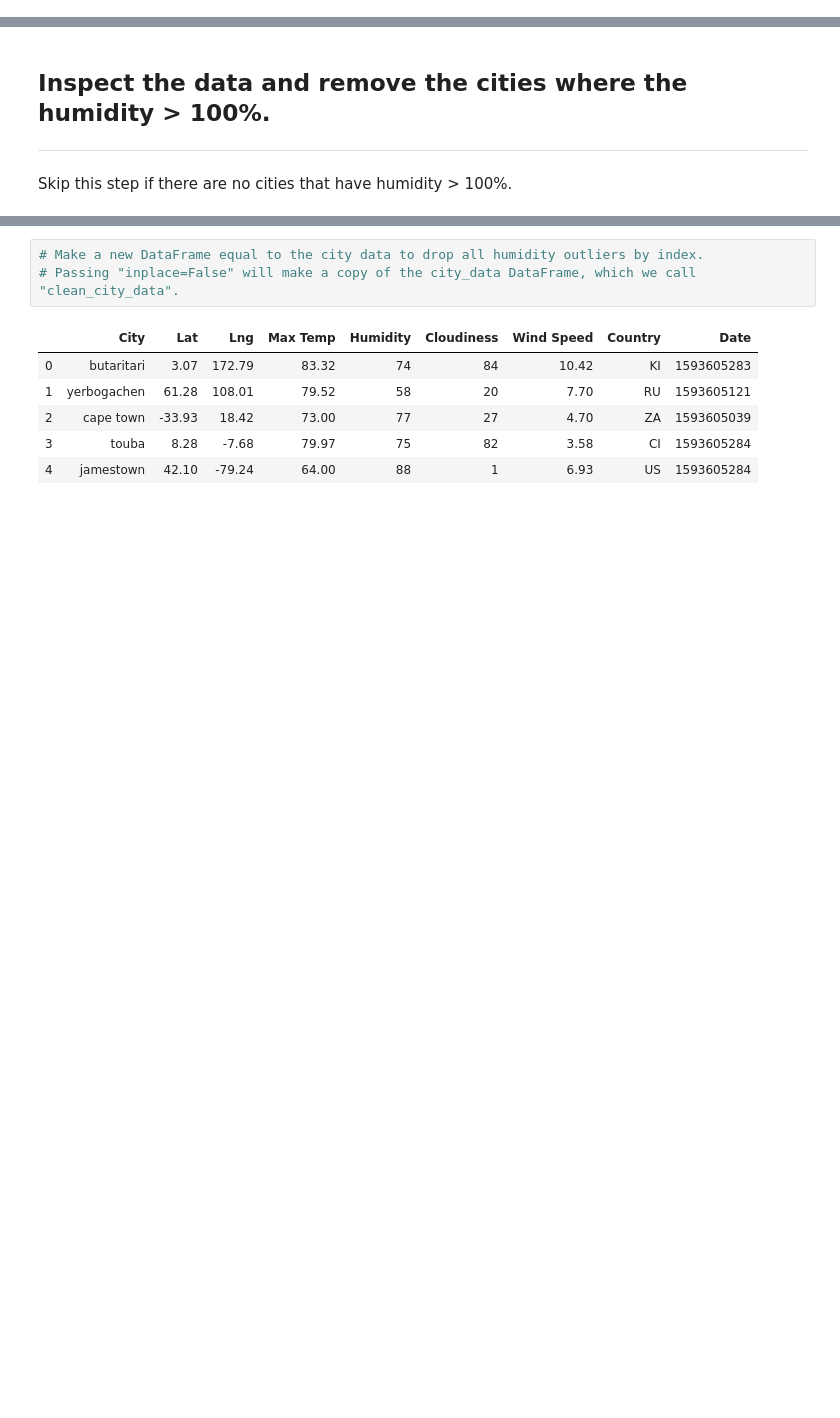
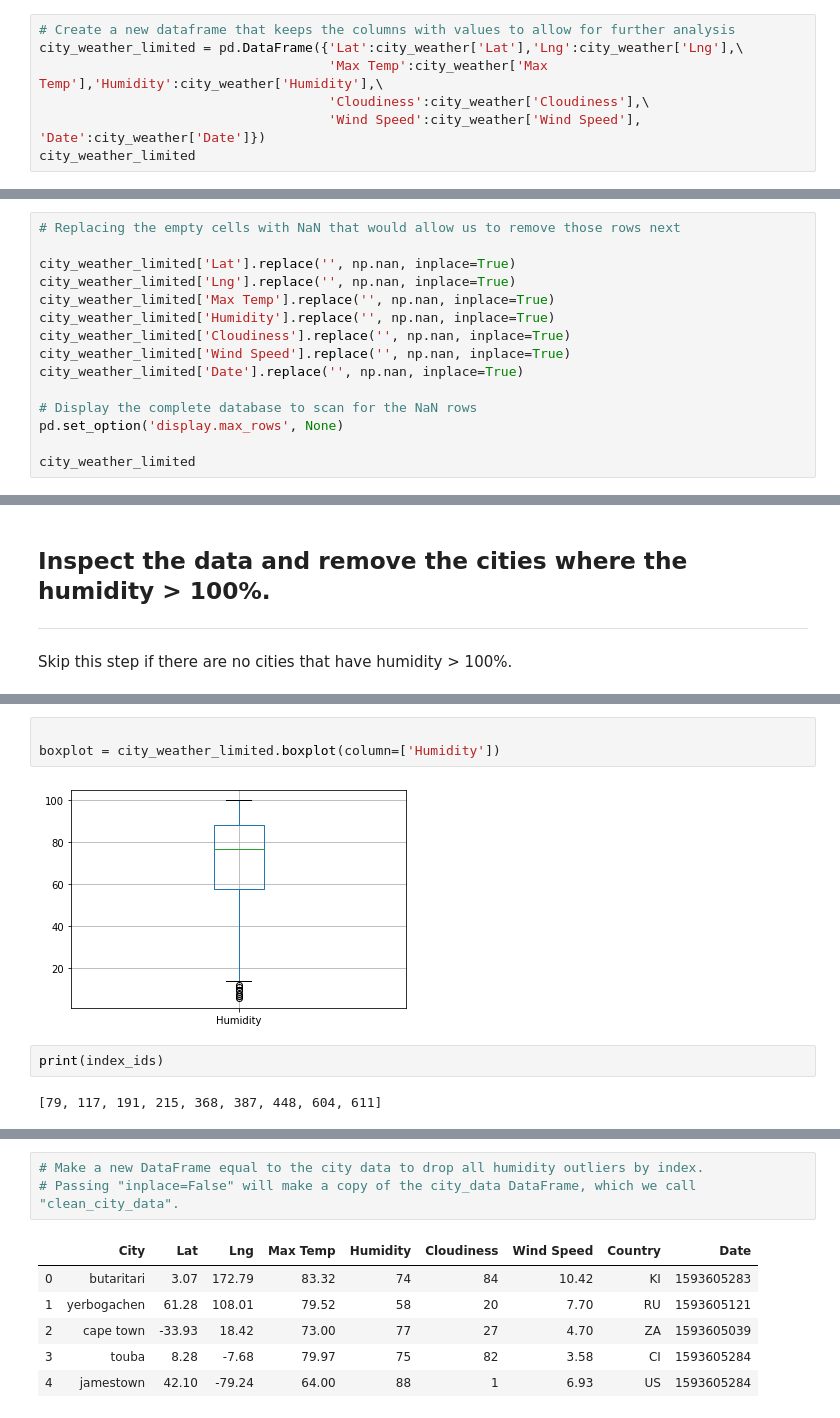
Before and after one commit to SimplyKP22/Python-API-Challenge, a Jupyter notebook: WeatherPy/WeatherPy.ipynb, the cells around one changed output, grey strips where cells are left out. Saved outputs shown, nothing was run; the diff lists cells and outputs as text; blank space fills up the shorter version.

Commit message:
Updated analysis file

```diff
--- a/WeatherPy/WeatherPy.ipynb
+++ b/WeatherPy/WeatherPy.ipynb
@@ -228,0 +218,7 @@ city_weather.to_csv("weather_report1.csv", index=False, header=True)
+# %%
+# Create a new dataframe that keeps the columns with values to allow for further analysis
+city_weather_limited = pd.DataFrame({'Lat':city_weather['Lat'],'Lng':city_weather['Lng'],\
+                                     'Max Temp':city_weather['Max Temp'],'Humidity':city_weather['Humidity'],\
+                                     'Cloudiness':city_weather['Cloudiness'],\
+                                     'Wind Speed':city_weather['Wind Speed'], 'Date':city_weather['Date']})
+city_weather_limited
@@ -228,0 +239,15 @@ city_weather.to_csv("weather_report1.csv", index=False, header=True)
+# %%
+# Replacing the empty cells with NaN that would allow us to remove those rows next
+
+city_weather_limited['Lat'].replace('', np.nan, inplace=True)
+city_weather_limited['Lng'].replace('', np.nan, inplace=True)
+city_weather_limited['Max Temp'].replace('', np.nan, inplace=True)
+city_weather_limited['Humidity'].replace('', np.nan, inplace=True)
+city_weather_limited['Cloudiness'].replace('', np.nan, inplace=True)
+city_weather_limited['Wind Speed'].replace('', np.nan, inplace=True)
+city_weather_limited['Date'].replace('', np.nan, inplace=True)
+
+# Display the complete database to scan for the NaN rows
+pd.set_option('display.max_rows', None)
+
+city_weather_limited
@@ -247,0 +384,9 @@ Int64Index([], dtype='int64')
+# %%
+
+boxplot = city_weather_limited.boxplot(column=['Humidity'])
+# %% [output]
+[figure, added]
+# %%
+print(index_ids)
+# %% [output]
+[79, 117, 191, 215, 368, 387, 448, 604, 611]
```
Also changed, not shown: parts of 15 cells of this notebook.
